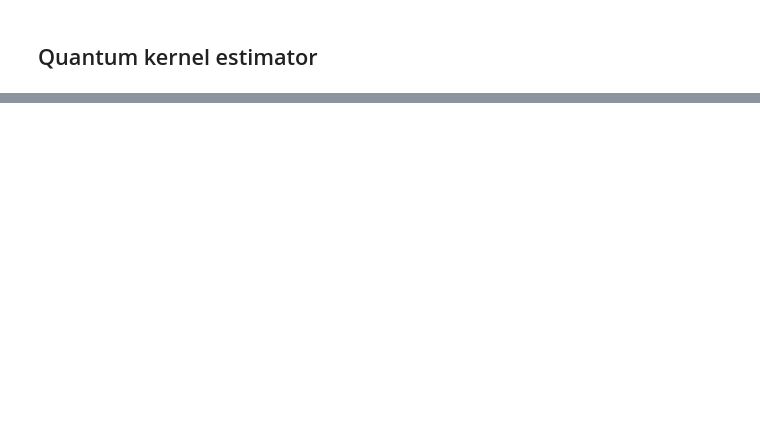
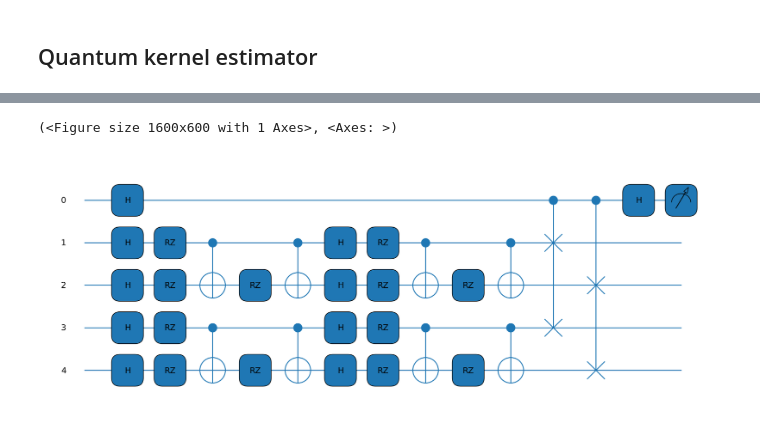
Before and after one commit to qBraid/HAQS-2022, a Jupyter notebook: qml-classifier-challenge/kernel_estimator.ipynb, the cells around one changed output, grey strips where cells are left out. Saved outputs shown, nothing was run; the diff lists cells and outputs as text; code cells hidden in the pictures; blank space fills up the shorter version.

```diff
--- a/qml-classifier-challenge/kernel_estimator.ipynb
+++ b/qml-classifier-challenge/kernel_estimator.ipynb
@@ -298,0 +372,5 @@ Note that the bias $b$ in $\tilde{m}(\textbf{s})$ can be calculated from the wei
+# %%
+qml.draw_mpl(swap_test)(X_train[0], X_train[0])
+# %% [output]
+(<Figure size 1600x600 with 1 Axes>, <Axes: >)
+[figure, added]
```
Also changed, not shown: parts of 45 cells of this notebook, 17 other files.
